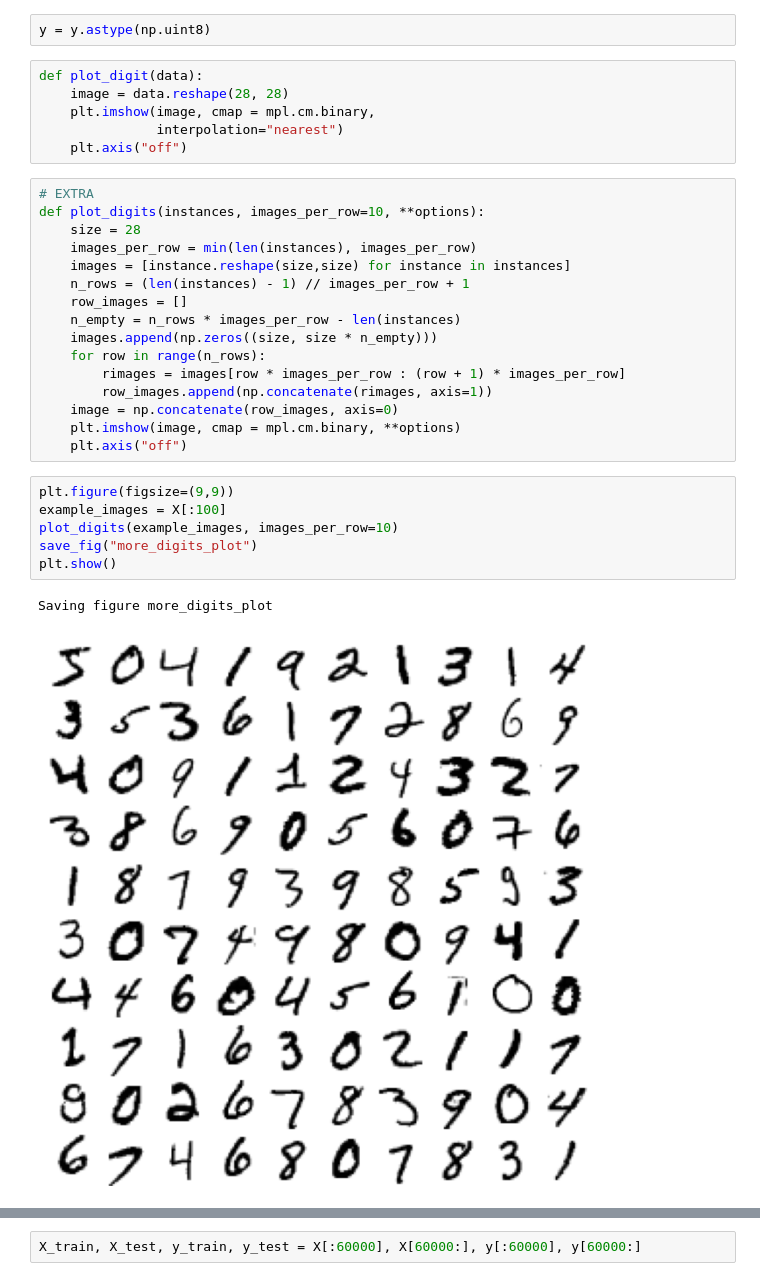
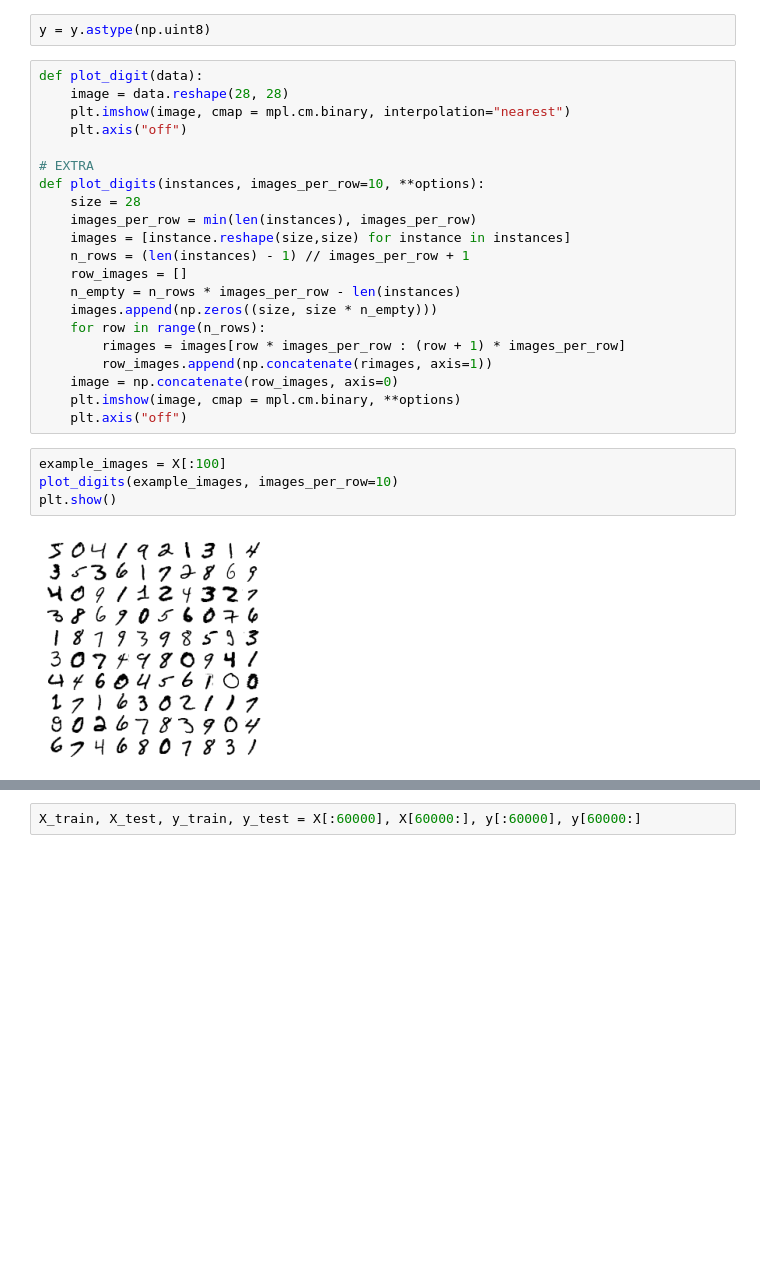
Before and after one commit to ghcn345/Machine-Learning-Techniques, a Jupyter notebook: Classification.ipynb, the cells around one changed output, grey strips where cells are left out. Cells and saved outputs as stored; diff of their text form; blank space fills up the shorter version.

Commit message:
plot digits

```diff
--- a/Classification.ipynb
+++ b/Classification.ipynb
@@ -45,13 +45,12 @@ y[0]
 '5'
 # %%
 y = y.astype(np.uint8)
-# %%
-def plot_digit(data):
-    image = data.reshape(28, 28)
-    plt.imshow(image, cmap = mpl.cm.binary,
-               interpolation="nearest")
-    plt.axis("off")
 # %%
+def plot_digit(data):
+    image = data.reshape(28, 28)
+    plt.imshow(image, cmap = mpl.cm.binary, interpolation="nearest")
+    plt.axis("off")
+
 # EXTRA
 def plot_digits(instances, images_per_row=10, **options):
     size = 28
@@ -68,11 +67,8 @@ def plot_digits(instances, images_per_row=10, **options):
     plt.imshow(image, cmap = mpl.cm.binary, **options)
     plt.axis("off")
 # %%
-plt.figure(figsize=(9,9))
 example_images = X[:100]
 plot_digits(example_images, images_per_row=10)
-save_fig("more_digits_plot")
 plt.show()
 # %% [output]
-Saving figure more_digits_plot
-[figure, old version]
+[figure, new version]
```
Also changed, not shown: parts of 1 cell of this notebook.
